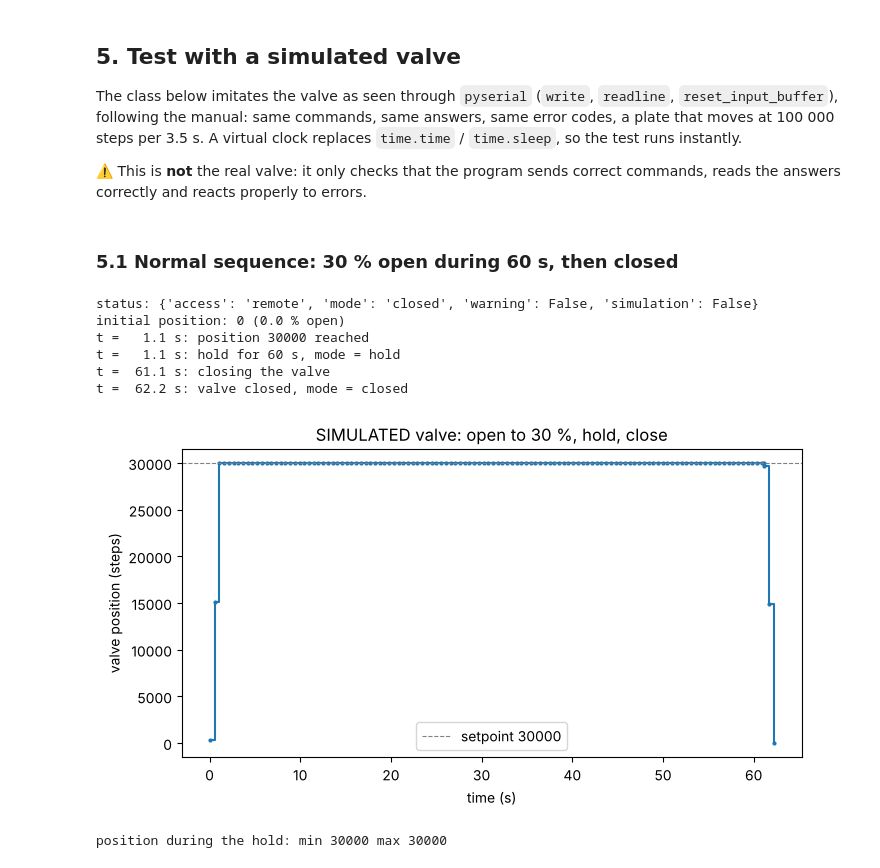
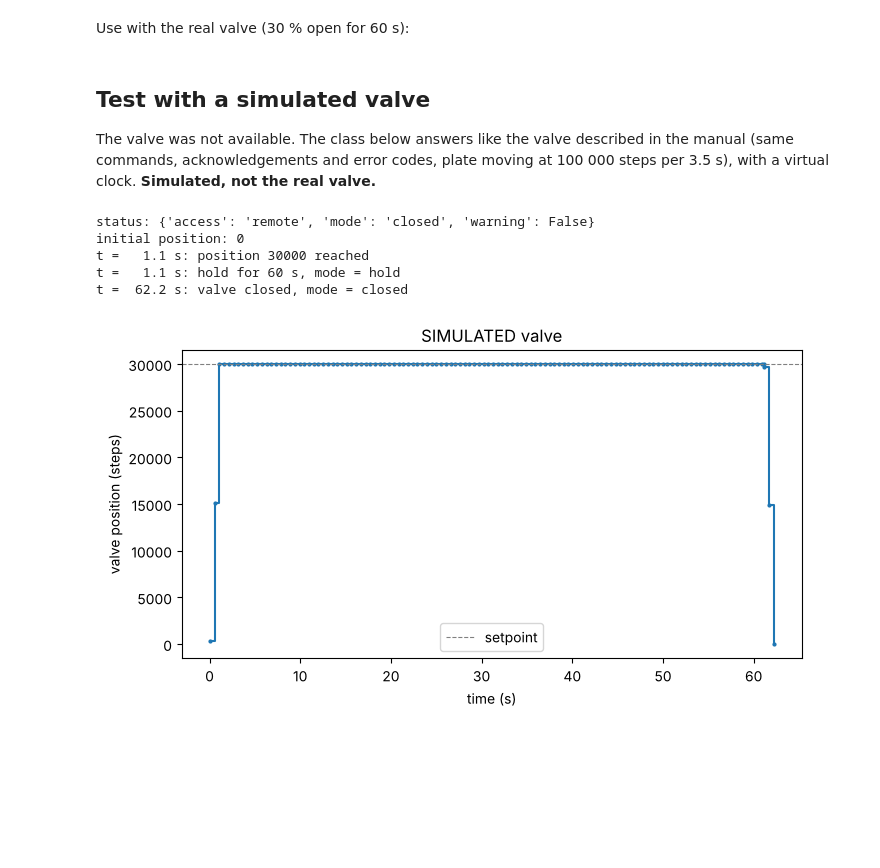
Before and after one commit to basselfads23/python-course, a Jupyter notebook: 4_leak_valve.ipynb, the cells around one changed output. Cells and saved outputs as stored; diff of their text form; code cells hidden in the pictures; blank space fills up the shorter version.

Commit message:
Shorten notebooks 2-4 to the answers, use ?* in exercise 3
Co-Authored-By: Claude Opus 5.5 <noreply@anthropic.com>
Claude-Session: https://claude.ai/code/session_01HXozkPdfGjroQ4Hh3wpyhN

```diff
--- a/4_leak_valve.ipynb
+++ b/4_leak_valve.ipynb
@@ -193,3 +140,5 @@ Not executed: we did not have the valve. The port name must be read from the lis
+# %% [markdown]
+Use with the real valve (30 % open for 60 s):
 # %%
 for p in port_list.comports():
     print(p)
@@ -199,11 +148,9 @@ serial_address = "COM4"   # to adapt, from the list above
 with serial.Serial(serial_address, **VALVE_SETTINGS) as ser:
     log = run_sequence(ser, position=30000, hold_time=60)
 # %% [markdown]
-## 5. Test with a simulated valve
+## Test with a simulated valve
 
-The class below imitates the valve as seen through `pyserial` (`write`, `readline`, `reset_input_buffer`), following the manual: same commands, same answers, same error codes, a plate that moves at 100 000 steps per 3.5 s. A virtual clock replaces `time.time` / `time.sleep`, so the test runs instantly.
-
-⚠️ This is **not** the real valve: it only checks that the program sends correct commands, reads the answers correctly and reacts properly to errors.
+The valve was not available. The class below answers like the valve described in the manual (same commands, acknowledgements and error codes, plate moving at 100 000 steps per 3.5 s), with a virtual clock. **Simulated, not the real valve.**
 # %%
 class VirtualClock:
     def __init__(self):
@@ -214,12 +161,12 @@ class VirtualClock:
         self.now += s
 
 class FakeVAT590:
-    speed = POSITION_MAX/3.5     # steps per second
+    speed = POSITION_MAX/3.5
 
     def __init__(self, clock, access='1'):
         self.clock = clock
-        self.access = access     # '0' local, '1' remote
-        self.mode = '3'          # closed
+        self.access = access
+        self.mode = '3'
         self.position = 0.0
         self.target = 0.0
         self.last = clock.time()
@@ -235,13 +182,11 @@ class FakeVAT590:
             self.position += step*np.sign(self.target - self.position)
 
     def _answer(self, cmd):
-        if cmd in ("i:30", "i:51", "i:50", "A:"):
-            if cmd == "i:30":
-                return f"i:30{self.access}{self.mode}000000"
-            if cmd == "i:51":
-                return "i:5100000000"
-            if cmd == "i:50":
-                return "i:50000"
+        if cmd == "i:30":
+            return f"i:30{self.access}{self.mode}000000"
+        if cmd == "i:51":
+            return "i:5100000000"
+        if cmd == "A:":
             return f"A:{int(round(self.position)):06d}"
         if ":" not in cmd:
             return "E:000011"
@@ -265,7 +210,7 @@ class FakeVAT590:
         return cmd[:2]
 
     def write(self, data):
-        self.clock.sleep(0.01)                     # answer within 10 ms
+        self.clock.sleep(0.01)
         self._move()
         text = data.decode("ascii")
         if not text.endswith("\r\n"):
@@ -280,32 +225,24 @@ class FakeVAT590:
 
     def reset_input_buffer(self):
         self.reply = b""
-# %% [markdown]
-### 5.1 Normal sequence: 30 % open during 60 s, then closed
 # %%
 clock = VirtualClock()
-valve = FakeVAT590(clock)
-log = run_sequence(valve, position=30000, hold_time=60, clock=clock.time, wait=clock.sleep)
+log = run_sequence(FakeVAT590(clock), position=30000, hold_time=60, clock=clock.time, wait=clock.sleep)
 
 t_log = np.array([row[0] for row in log])
 p_log = np.array([row[1] for row in log])
 plt.figure(figsize=(8, 4))
 plt.step(t_log, p_log, where='post', marker='.', ms=4)
-plt.axhline(30000, color='gray', ls='--', lw=0.8, label='setpoint 30000')
+plt.axhline(30000, color='gray', ls='--', lw=0.8, label='setpoint')
 plt.xlabel("time (s)")
 plt.ylabel("valve position (steps)")
-plt.title("SIMULATED valve: open to 30 %, hold, close")
+plt.title("SIMULATED valve")
 plt.legend()
 plt.show()
-
-hold_positions = [p for t, p, mode in log if mode == 'hold']
-print("position during the hold: min", min(hold_positions), "max", max(hold_positions))
 # %% [output]
-status: {'access': 'remote', 'mode': 'closed', 'warning': False, 'simulation': False}
-initial position: 0 (0.0 % open)
+status: {'access': 'remote', 'mode': 'closed', 'warning': False}
+initial position: 0
 t =   1.1 s: position 30000 reached
 t =   1.1 s: hold for 60 s, mode = hold
-t =  61.1 s: closing the valve
 t =  62.2 s: valve closed, mode = closed
-[figure, old version]
+[figure, new version]
-position during the hold: min 30000 max 30000
```
Also changed, not shown: parts of 17 cells of this notebook, 4 other files.
